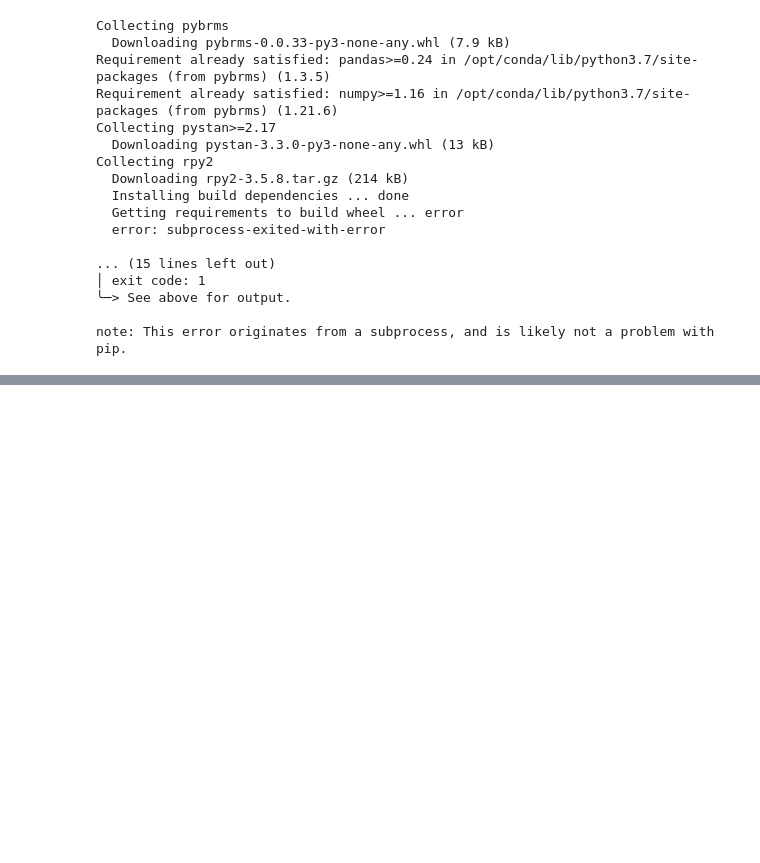
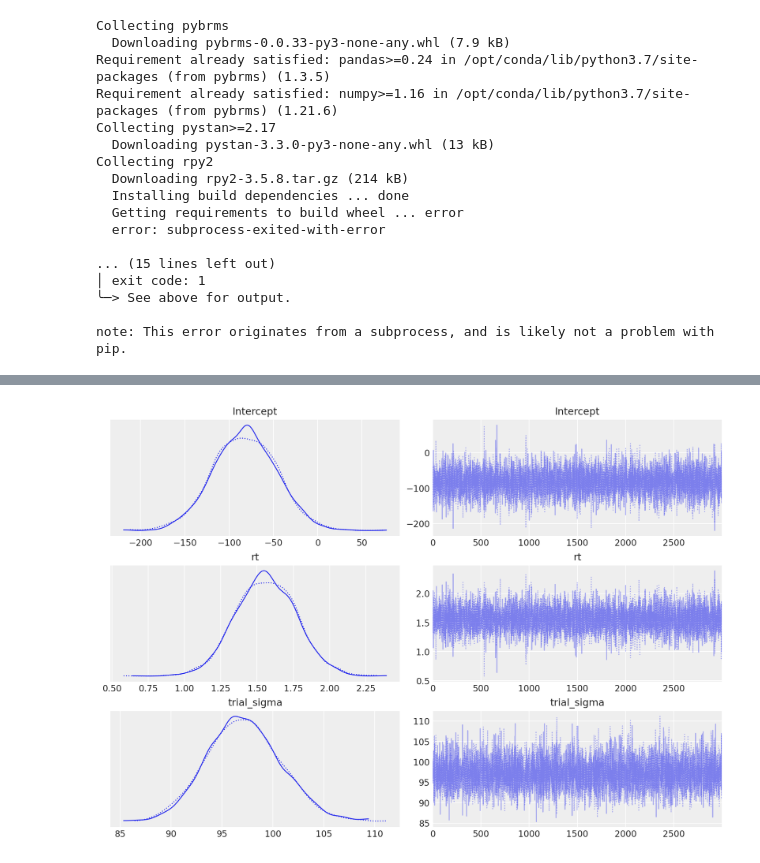
Before and after one commit to bsenst/bayes-course, a Jupyter notebook: notebooks/bayes-week-3.ipynb, the cells around one changed output, grey strips where cells are left out. Cells and saved outputs as stored; diff of their text form; code cells hidden in the pictures; blank space fills up the shorter version.

```diff
--- a/notebooks/bayes-week-3.ipynb
+++ b/notebooks/bayes-week-3.ipynb
@@ -196,0 +340,4 @@ Solving environment: \
+# %%
+az.plot_trace(idata, figsize=(10, 7));
+# %% [output]
+[figure, added]
```
Also changed, not shown: parts of 13 cells of this notebook.
